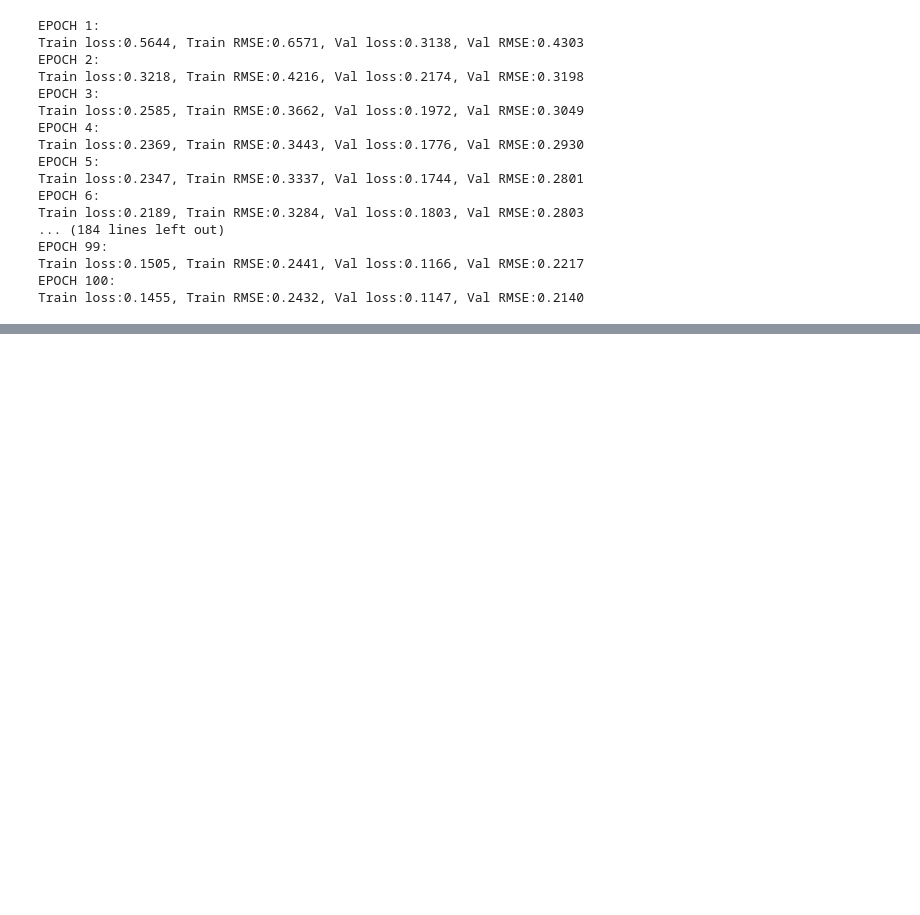
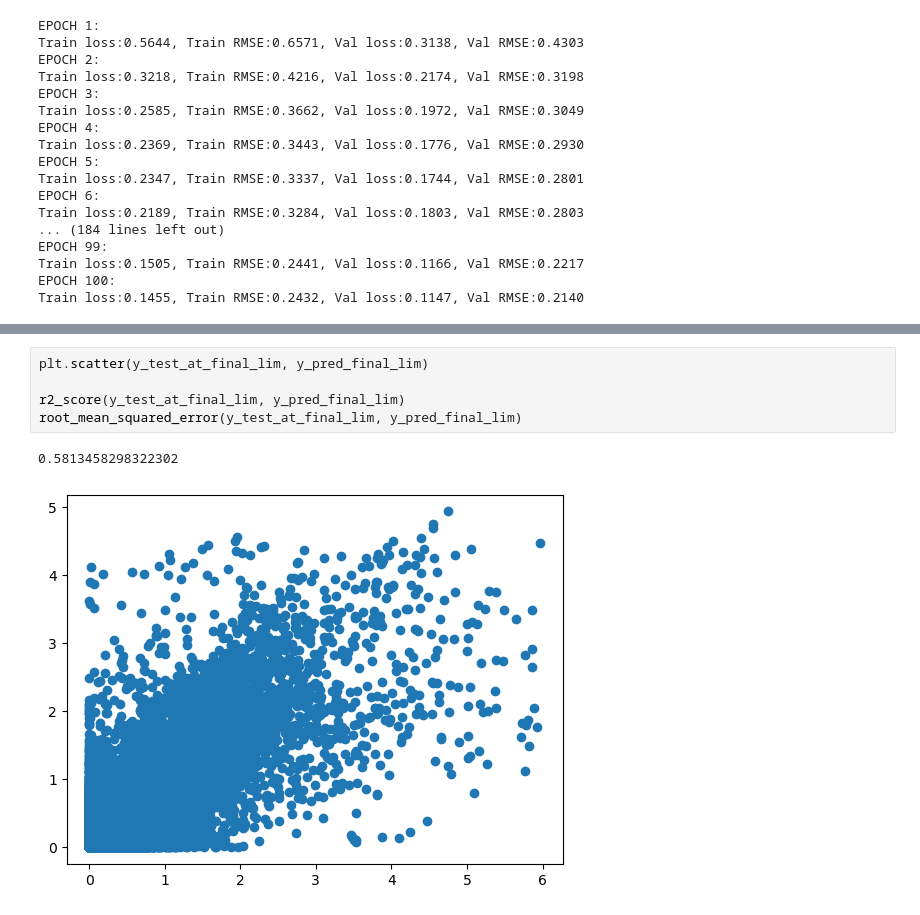
Before and after one commit to PinaColadast/eth-capstone-treewater-deficit, a Jupyter notebook: 04_Transformer_training_rolling_loss.ipynb, the cells around one changed output, grey strips where cells are left out. Cells and saved outputs as stored; diff of their text form; blank space fills up the shorter version.

```diff
--- a/04_Transformer_training_rolling_loss.ipynb
+++ b/04_Transformer_training_rolling_loss.ipynb
@@ -1452,0 +1496,8 @@ r2_at_final = r2_score(utils.clip_and_inverse_log2_transform(y_test_at_final),ut
+# %%
+plt.scatter(y_test_at_final_lim, y_pred_final_lim)
+
+r2_score(y_test_at_final_lim, y_pred_final_lim)
+root_mean_squared_error(y_test_at_final_lim, y_pred_final_lim)
+# %% [output]
+0.5813458298322302
+[figure, added]
```
Also changed, not shown: parts of 8 cells of this notebook.
